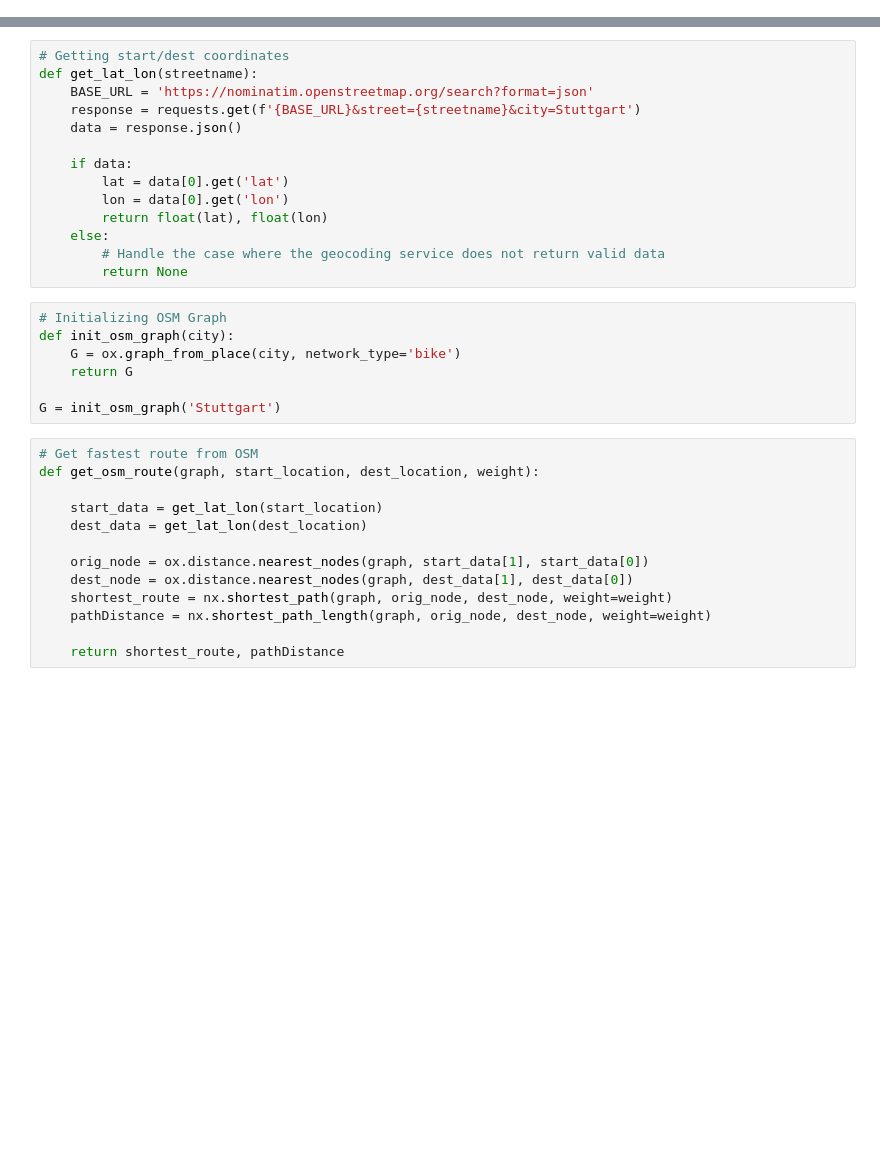
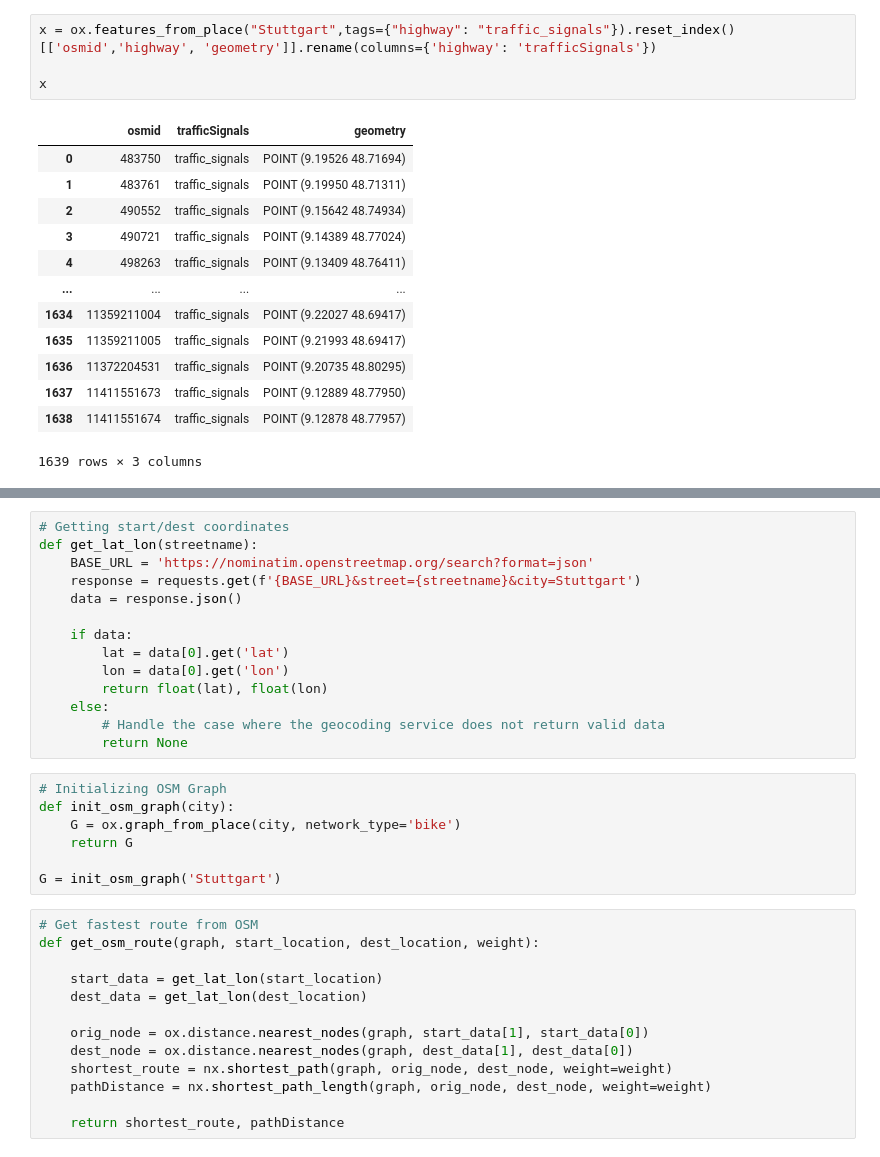
Before and after one commit to jzhenli1/priv_test, a Jupyter notebook: route_calculation.ipynb, the cells around one changed output, grey strips where cells are left out. Saved outputs shown, nothing was run; the diff lists cells and outputs as text; blank space fills up the shorter version.

```diff
--- a/route_calculation.ipynb
+++ b/route_calculation.ipynb
@@ -11,0 +65,18 @@ import re
+# %%
+x = ox.features_from_place("Stuttgart",tags={"highway": "traffic_signals"}).reset_index()[['osmid','highway', 'geometry']].rename(columns={'highway': 'trafficSignals'})
+
+x
+# %% [output]
+|  | osmid | trafficSignals | geometry |
+| 0 | 483750 | traffic_signals | POINT (9.19526 48.71694) |
+| 1 | 483761 | traffic_signals | POINT (9.19950 48.71311) |
+| 2 | 490552 | traffic_signals | POINT (9.15642 48.74934) |
+| 3 | 490721 | traffic_signals | POINT (9.14389 48.77024) |
+| 4 | 498263 | traffic_signals | POINT (9.13409 48.76411) |
+| ... | ... | ... | ... |
+| 1634 | 11359211004 | traffic_signals | POINT (9.22027 48.69417) |
+| 1635 | 11359211005 | traffic_signals | POINT (9.21993 48.69417) |
+| 1636 | 11372204531 | traffic_signals | POINT (9.20735 48.80295) |
+| 1637 | 11411551673 | traffic_signals | POINT (9.12889 48.77950) |
+| 1638 | 11411551674 | traffic_signals | POINT (9.12878 48.77957) |
+1639 rows × 3 columns
```
Also changed, not shown: parts of 6 cells of this notebook, 3 other files.
